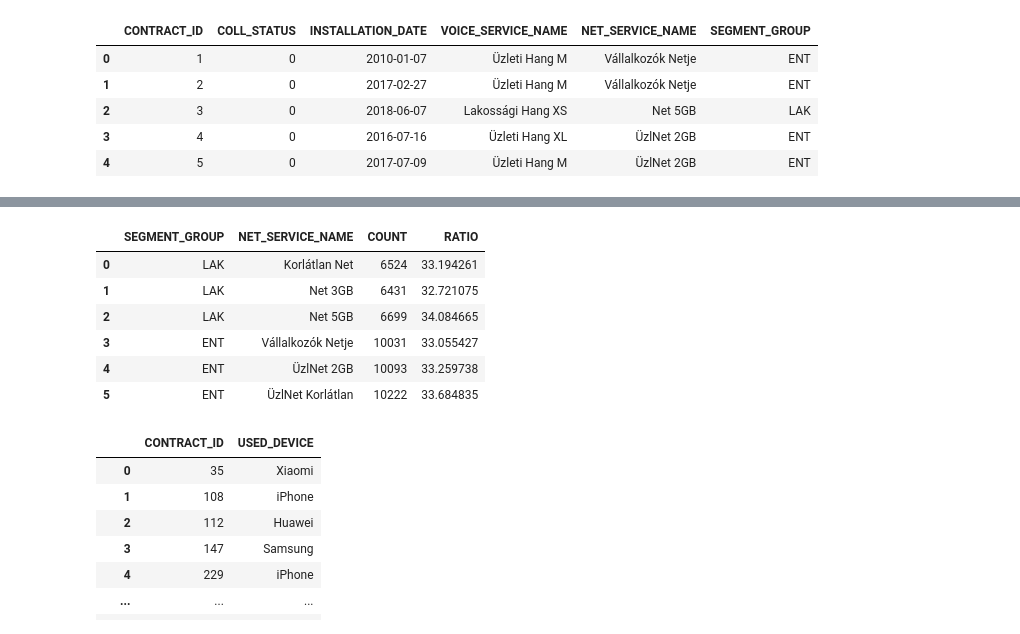
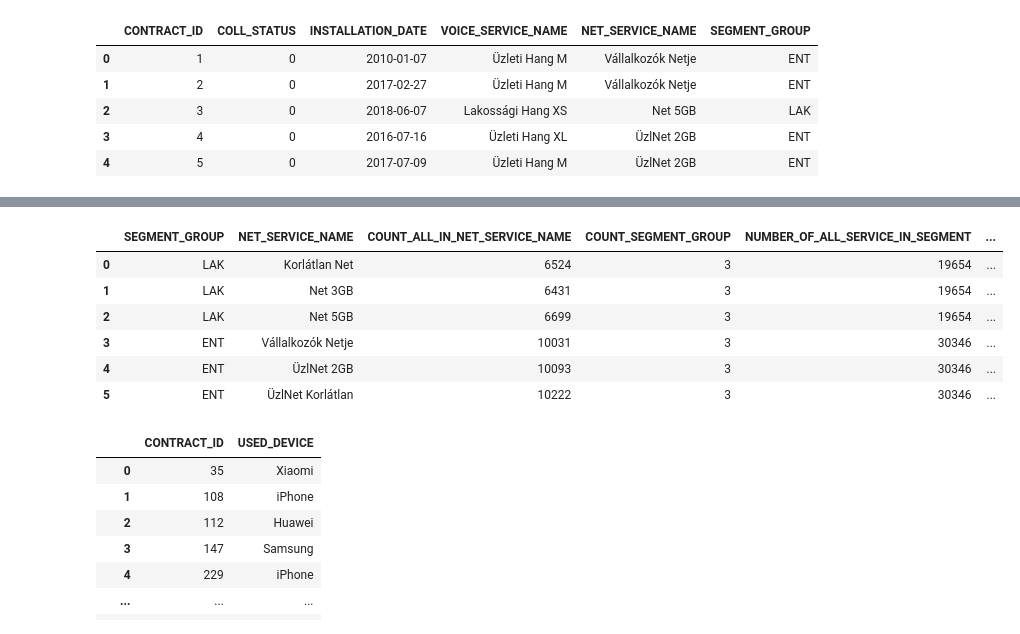
Before and after one commit to bpozsgai9/telekom_data_analyst, a Jupyter notebook: 3. Python és SQL feladat/Python+SQL/megoldas.ipynb, the cells around one changed output, grey strips where cells are left out. Saved outputs shown, nothing was run; the diff lists cells and outputs as text; code cells hidden in the pictures.

```diff
--- a/3. Python és SQL feladat/Python+SQL/megoldas.ipynb
+++ b/3. Python és SQL feladat/Python+SQL/megoldas.ipynb
@@ -74,30 +66,43 @@ sql.sqldf(query)
 # %%
 # 2. Írj egy lekérdezést, ami visszaadja, hogy a lakossági, valamint az üzleti szerződéseknél milyen arányban fordulnak elő az egyes internet szolgáltatások. Az eredményt rendezt a szegmens alapján csökkenőbe.
 
 query ="""
 SELECT
     SEGMENT_GROUP,
     NET_SERVICE_NAME,
-    COUNT(*) AS COUNT,
+
+    -- Szolgáltatás igénybevételének száma
+    COUNT(*) AS COUNT_ALL_IN_NET_SERVICE_NAME,
+
+    -- Szolgáltatások száma egy szegmenesben
+    COUNT(*) OVER (PARTITION BY SEGMENT_GROUP) AS COUNT_SEGMENT_GROUP,
+
+    -- Összes szolgáltatás száma a szegmensben
+    SUM(COUNT(*)) OVER (PARTITION BY SEGMENT_GROUP) AS NUMBER_OF_ALL_SERVICE_IN_SEGMENT,
+
+    -- Százalékos arány kiszámolása
+    -- 100 * Szolgáltatás igénybevételének száma / Összes szolgáltatás száma a szegmensben
+    -- 100.0 * 6524 / (6524 + 6431 + 6699)
+    -- 652 400 / 19 654
     100.0 * COUNT(*) / SUM(COUNT(*)) OVER (PARTITION BY SEGMENT_GROUP) AS RATIO
 FROM
     contract
 GROUP BY
     SEGMENT_GROUP,
     NET_SERVICE_NAME
 ORDER BY
     SEGMENT_GROUP DESC;
 """
 
 sql.sqldf(query)
 # %% [output]
-|  | SEGMENT_GROUP | NET_SERVICE_NAME | COUNT | RATIO |
-| 0 | LAK | Korlátlan Net | 6524 | 33.194261 |
-| 1 | LAK | Net 3GB | 6431 | 32.721075 |
-| 2 | LAK | Net 5GB | 6699 | 34.084665 |
-| 3 | ENT | Vállalkozók Netje | 10031 | 33.055427 |
-| 4 | ENT | ÜzlNet 2GB | 10093 | 33.259738 |
-| 5 | ENT | ÜzlNet Korlátlan | 10222 | 33.684835 |
+|  | SEGMENT_GROUP | NET_SERVICE_NAME | COUNT_ALL_IN_NET_SERVICE_NAME | COUNT_SEGMENT_GROUP | NUMBER_OF_ALL_SERVICE_IN_SEGMENT | ... |
+| 0 | LAK | Korlátlan Net | 6524 | 3 | 19654 | ... |
+| 1 | LAK | Net 3GB | 6431 | 3 | 19654 | ... |
+| 2 | LAK | Net 5GB | 6699 | 3 | 19654 | ... |
+| 3 | ENT | Vállalkozók Netje | 10031 | 3 | 30346 | ... |
+| 4 | ENT | ÜzlNet 2GB | 10093 | 3 | 30346 | ... |
+| 5 | ENT | ÜzlNet Korlátlan | 10222 | 3 | 30346 | ... |
 # %%
 # 3. Írj egy lekérdezést amely visszaadja, hogy mely szerződések vannak fizetési elmaradásban, és azok milyen típusú készüléket használnak.
 query ="""
```
Also changed, not shown: parts of 5 cells of this notebook, 1 other file.
